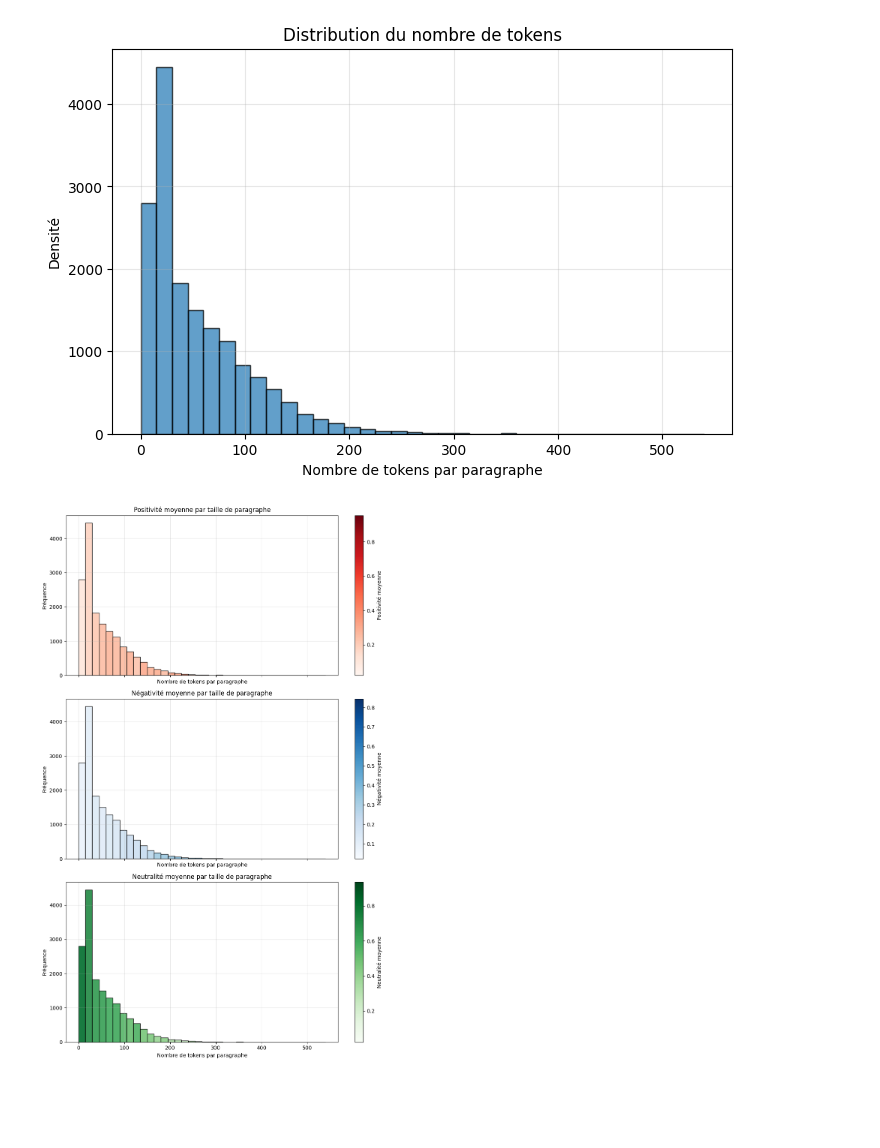
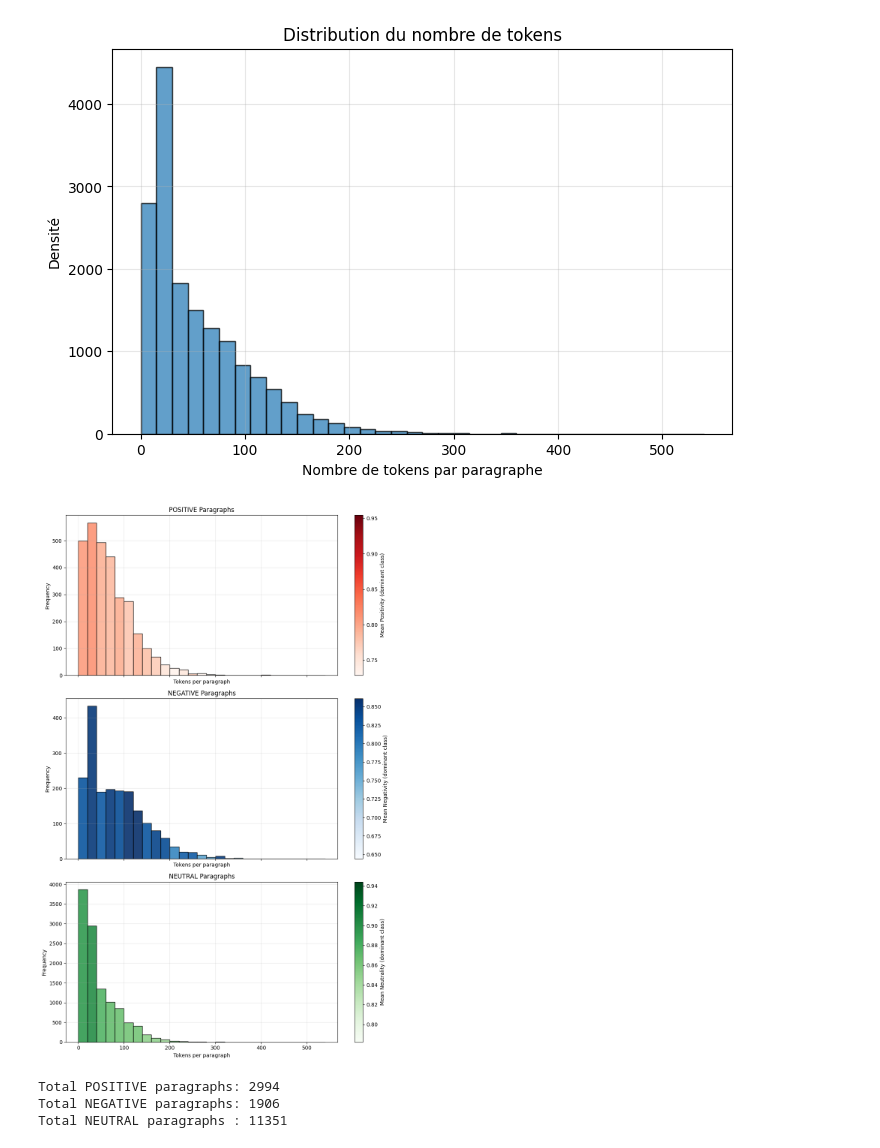
Before and after one commit to amjn480/project_ml_pm_vautrin_jean, a Jupyter notebook: main.ipynb, the cells around one changed output. Saved outputs shown, nothing was run; the diff lists cells and outputs as text; code cells hidden in the pictures; blank space fills up the shorter version.

Commit message:
new stats des, now need to create a good score to try new ideas

```diff
--- a/main.ipynb
+++ b/main.ipynb
@@ -1359,11 +1359,11 @@ import matplotlib.pyplot as plt
 from matplotlib.colors import Normalize
 from matplotlib.cm import ScalarMappable
 
-# --- 1. Extraire proprement les valeurs ---
+# --- 1. Extract tokens and probabilities ---
 all_tokens, all_pos, all_neg, all_neu = [], [], [], []
 
 def flatten(x):
-    """Flatten une liste potentiellement imbriquée."""
+    """Flatten a nested list or array."""
     if isinstance(x, (list, np.ndarray)):
         for i in x:
             yield from flatten(i)
@@ -1382,13 +1382,11 @@ for d in study_df["dictionary_softmax_tokens"].dropna():
     if tokens is None or pos is None or neg is None or neu is None:
         continue
 
-    # Flatten et conversion
     tokens = list(flatten(tokens))
     pos = list(flatten(pos))
     neg = list(flatten(neg))
     neu = list(flatten(neu))
 
-    # Tronquer à la même longueur minimale pour éviter les décalages
     min_len = min(len(tokens), len(pos), len(neg), len(neu))
     if min_len == 0:
         continue
@@ -1397,53 +1395,77 @@ for d in study_df["dictionary_softmax_tokens"].dropna():
     all_pos.extend(pos[:min_len])
     all_neg.extend(neg[:min_len])
     all_neu.extend(neu[:min_len])
 
-# --- 2. Conversion numpy propre ---
+# --- 2. Convert to numpy arrays ---
 all_tokens = np.array(all_tokens, dtype=float)
 all_pos = np.array(all_pos, dtype=float)
 all_neg = np.array(all_neg, dtype=float)
 all_neu = np.array(all_neu, dtype=float)
 
-# --- 3. Définir les bins ---
-bins = np.arange(0, 551, 15)
+# --- 3. Determine dominant class for each paragraph ---
+classes = np.argmax(np.vstack([all_pos, all_neg, all_neu]), axis=0)  # 0=pos, 1=neg, 2=neu
+
+# --- 4. Define bins ---
+bins = np.arange(0, 551, 20)
 bin_indices = np.digitize(all_tokens, bins) - 1
 
-# --- 4. Calculer les moyennes par bin ---
-def bin_mean(values):
+# --- 5. Compute counts and mean values per bin ---
+def bin_stats(class_mask, class_probs):
+    counts = []
     means = []
     for i in range(len(bins) - 1):
-        mask = bin_indices == i
-        means.append(np.nanmean(values[mask]) if mask.any() else np.nan)
-    return np.array(means)
+        mask = (bin_indices == i) & class_mask
+        if mask.any():
+            counts.append(mask.sum())
+            means.append(np.nanmean(class_probs[mask]))
+        else:
+            counts.append(0)
+            means.append(np.nan)
+    return np.array(counts), np.array(means)
 
-mean_pos = bin_mean(all_pos)
-mean_neg = bin_mean(all_neg)
-mean_neu = bin_mean(all_neu)
+mask_pos = classes == 0
+mask_neg = classes == 1
+mask_neu = classes == 2
 
-counts, edges = np.histogram(all_tokens, bins=bins)
+counts_pos, mean_pos = bin_stats(mask_pos, all_pos)
+counts_neg, mean_neg = bin_stats(mask_neg, all_neg)
+counts_neu, mean_neu = bin_stats(mask_neu, all_neu)
 
-# --- 5. Fonction d’affichage générique ---
-def plot_hist(ax, mean_values, cmap, title, vlabel):
+# --- 6. Plot function ---
+def plot_hist(ax, counts, mean_values, cmap, title, label):
     norm = Normalize(vmin=np.nanmin(mean_values), vmax=np.nanmax(mean_values))
     colors = cmap(norm(mean_values))
-    ax.bar(edges[:-1], counts, width=np.diff(edges), align="edge",
+    ax.bar(bins[:-1], counts, width=np.diff(bins), align="edge",
            edgecolor="black", color=colors, alpha=0.9)
     sm = ScalarMappable(cmap=cmap, norm=norm)
     sm.set_array([])
     cbar = plt.colorbar(sm, ax=ax)
-    cbar.set_label(vlabel)
+    cbar.set_label(f"Mean {label} (dominant class)")
     ax.set_title(title)
-    ax.set_xlabel("Nombre de tokens par paragraphe")
-    ax.set_ylabel("Fréquence")
+    ax.set_xlabel("Tokens per paragraph")
+    ax.set_ylabel("Frequency")
     ax.grid(alpha=0.3)
 
-# --- 6. Affichage final ---
+# --- 7. Plot results ---
 fig, axes = plt.subplots(3, 1, figsize=(10, 15), sharex=True)
-plot_hist(axes[0], mean_pos, plt.cm.Reds, "Positivité moyenne par taille de paragraphe", "Positivité moyenne")
-plot_hist(axes[1], mean_neg, plt.cm.Blues, "Négativité moyenne par taille de paragraphe", "Négativité moyenne")
-plot_hist(axes[2], mean_neu, plt.cm.Greens, "Neutralité moyenne par taille de paragraphe", "Neutralité moyenne")
+
+plot_hist(axes[0], counts_pos, mean_pos, plt.cm.Reds, "POSITIVE Paragraphs", "Positivity")
+plot_hist(axes[1], counts_neg, mean_neg, plt.cm.Blues, "NEGATIVE Paragraphs", "Negativity")
+plot_hist(axes[2], counts_neu, mean_neu, plt.cm.Greens, "NEUTRAL Paragraphs", "Neutrality")
 
 plt.tight_layout()
 plt.show()
+
+# --- 8. Print totals ---
+total_pos = mask_pos.sum()
+total_neg = mask_neg.sum()
+total_neu = mask_neu.sum()
+
+print(f"Total POSITIVE paragraphs: {total_pos}")
+print(f"Total NEGATIVE paragraphs: {total_neg}")
+print(f"Total NEUTRAL paragraphs : {total_neu}")
 # %% [output]
-[figure, old version]
+[figure, new version]
+Total POSITIVE paragraphs: 2994
+Total NEGATIVE paragraphs: 1906
+Total NEUTRAL paragraphs : 11351
```
Also changed, not shown: parts of 15 cells of this notebook.
